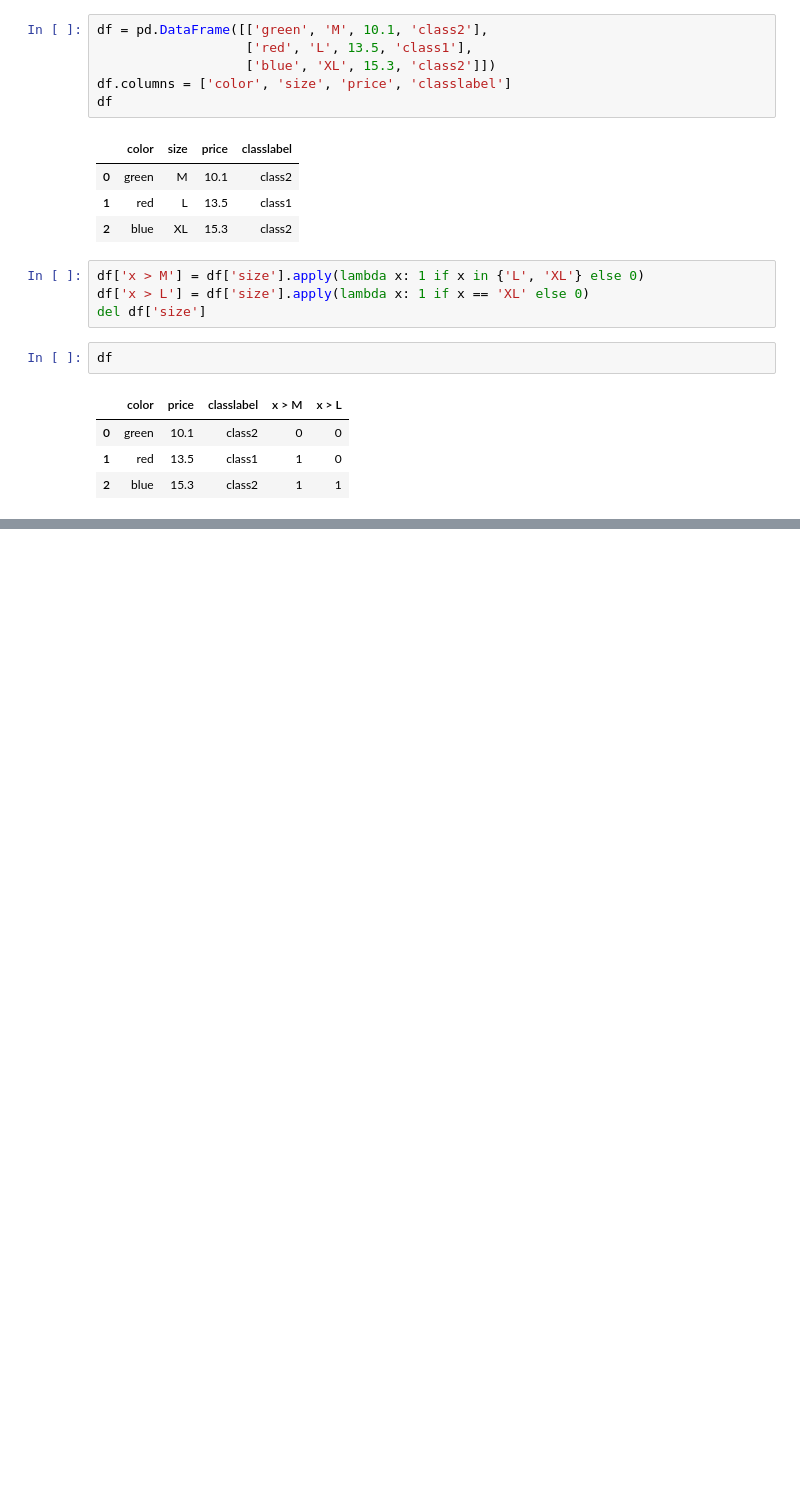
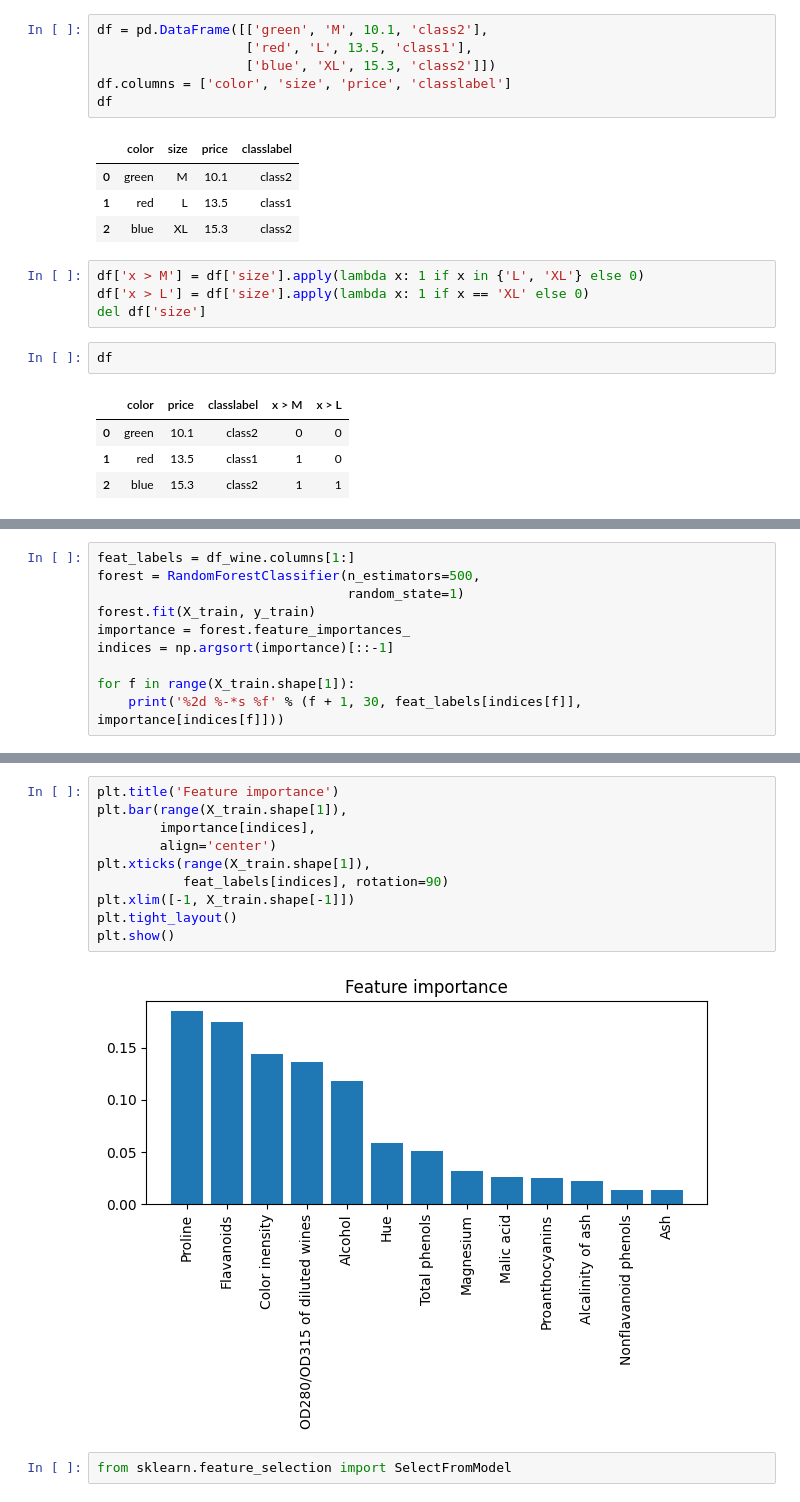
Before and after one commit to Tagara07/MachineLearningTutorial, a Jupyter notebook: chapter4.ipynb, the cells around one changed output, grey strips where cells are left out. Saved outputs shown, nothing was run; the diff lists cells and outputs as text; blank space fills up the shorter version.

Commit message:
feat: SelectFromModel

```diff
--- a/chapter4.ipynb
+++ b/chapter4.ipynb
@@ -208,0 +343,10 @@ df
+# %%
+feat_labels = df_wine.columns[1:]
+forest = RandomForestClassifier(n_estimators=500,
+                                random_state=1)
+forest.fit(X_train, y_train)
+importance = forest.feature_importances_
+indices = np.argsort(importance)[::-1]
+
+for f in range(X_train.shape[1]):
+    print('%2d %-*s %f' % (f + 1, 30, feat_labels[indices[f]], importance[indices[f]]))
@@ -208,0 +367,14 @@ df
+# %%
+plt.title('Feature importance')
+plt.bar(range(X_train.shape[1]),
+        importance[indices],
+        align='center')
+plt.xticks(range(X_train.shape[1]),
+           feat_labels[indices], rotation=90)
+plt.xlim([-1, X_train.shape[-1]])
+plt.tight_layout()
+plt.show()
+# %% [output]
+[figure, added]
+# %%
+from sklearn.feature_selection import SelectFromModel
```
Also changed, not shown: parts of 21 cells of this notebook, 1 other file.
